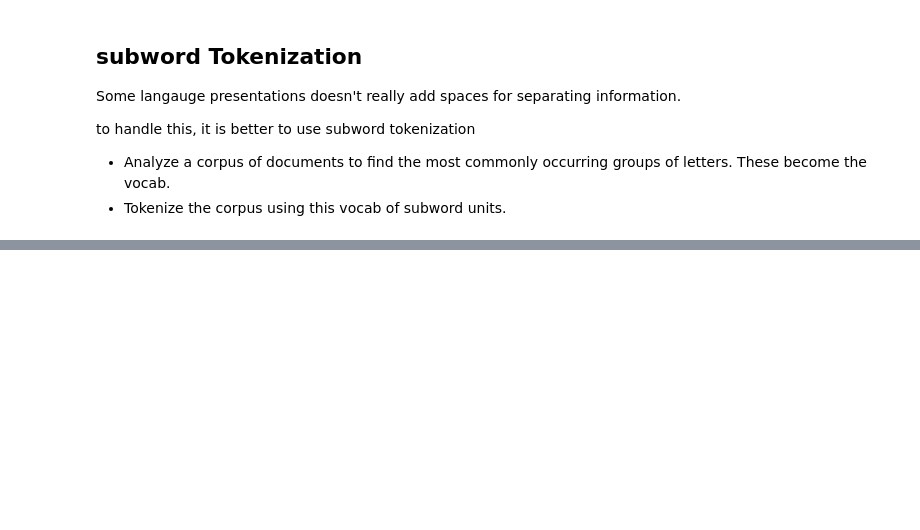
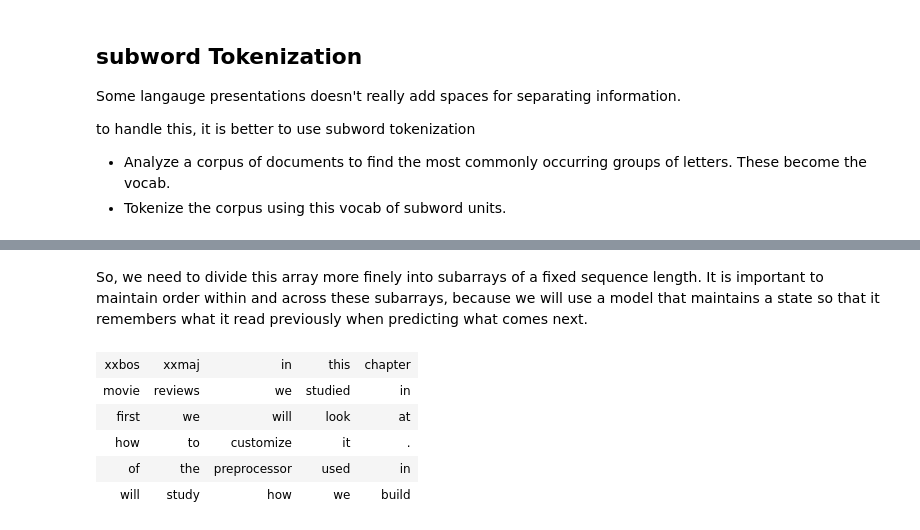
Before and after one commit to IphixLi/ANN-deep-learning, a Jupyter notebook: NLP_fastai.ipynb, the cells around one changed output, grey strips where cells are left out. Saved outputs shown, nothing was run; the diff lists cells and outputs as text; code cells hidden in the pictures; blank space fills up the shorter version.

```diff
--- a/NLP_fastai.ipynb
+++ b/NLP_fastai.ipynb
@@ -112,0 +175,15 @@ txts = L(o.open().read() for o in files[:2000])
+# %% [markdown]
+So, we need to divide this array more finely into subarrays of a fixed sequence length. It is important to maintain order within and across these subarrays, because we will use a model that maintains a state so that it remembers what it read previously when predicting what comes next.
+# %%
+#hide_input
+bs,seq_len = 6,5
+d_tokens = np.array([tokens[i*15:i*15+seq_len] for i in range(bs)])
+df = pd.DataFrame(d_tokens)
+display(HTML(df.to_html(index=False,header=None)))
+# %% [output]
+| xxbos | xxmaj | in | this | chapter |
+| movie | reviews | we | studied | in |
+| first | we | will | look | at |
+| how | to | customize | it | . |
+| of | the | preprocessor | used | in |
+| will | study | how | we | build |
```
Also changed, not shown: parts of 25 cells of this notebook.
